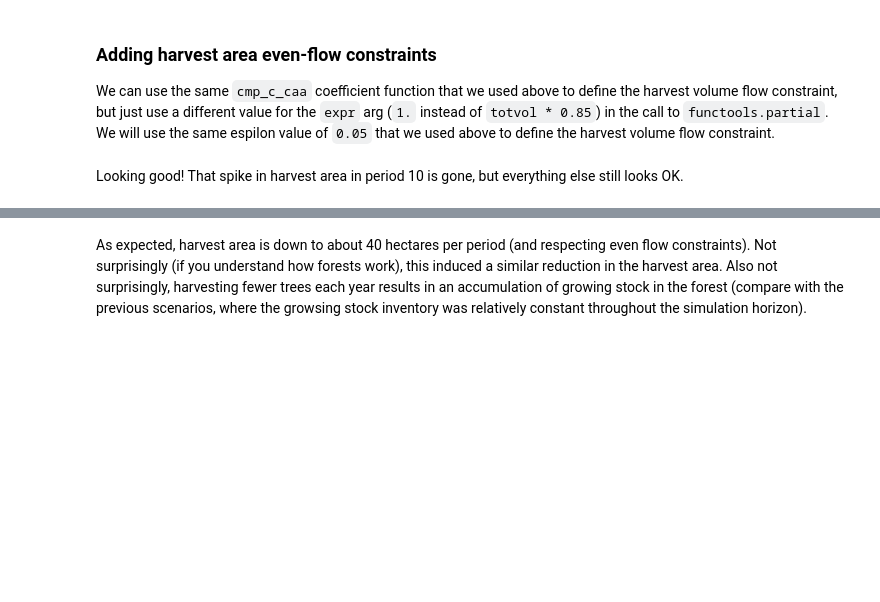
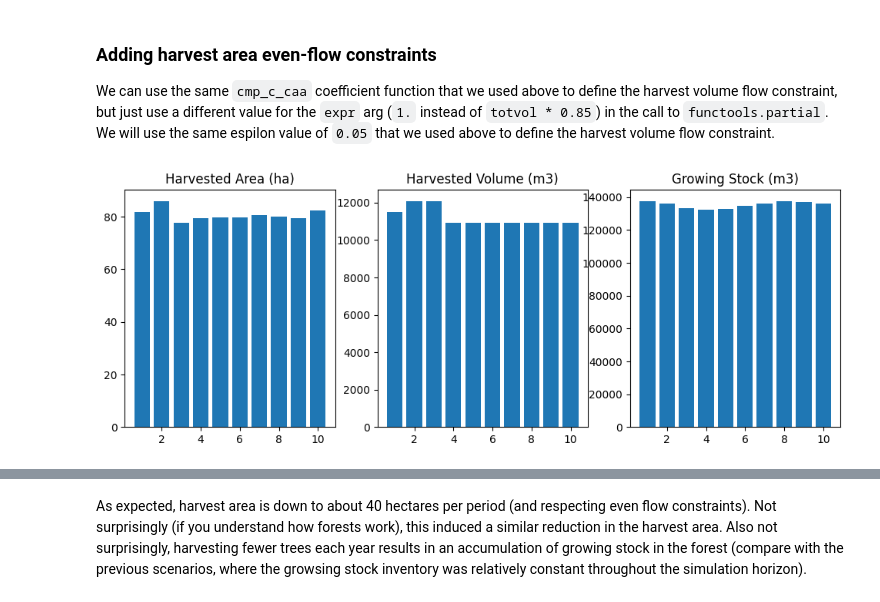
Before and after one commit to UBC-FRESH/ws3, a Jupyter notebook: examples/022_ws3_model_example-optimize-advanced.ipynb, the cells around one changed output, grey strips where cells are left out. Cells and saved outputs as stored; diff of their text form; code cells hidden in the pictures; blank space fills up the shorter version.

```diff
--- a/examples/022_ws3_model_example-optimize-advanced.ipynb
+++ b/examples/022_ws3_model_example-optimize-advanced.ipynb
@@ -641,7 +643,7 @@ HiGHS run time      :          0.00
 # %% [markdown]
 The `run_scenario` function also includes a `workers` argument that we pass to `ForestModel.add_problem` and `Problem.solve` to control how many parallel workers to use when formulating and solving the optimization problem.
 # %%
-acodes = ['null', 'harvest']
-run_scenario(fm, 'scenario-2', ws3.opt.SENSE_MAXIMIZE, acodes, coeff_funcs, None, cgen_data, verbose=True, workers=1)
+acodes = ["null", "harvest"]
+run_scenario(fm, "scenario-2", ws3.opt.SENSE_MAXIMIZE, acodes, coeff_funcs, None, cgen_data, verbose=True, workers=4)
 # %% [output]
 add_problem: build problem
@@ -716,9 +731,9 @@ Ta da! That is starting to look more like a sustainable harvesting solution. The
 
 We can use the same `cmp_c_caa` coefficient function that we used above to define the harvest volume flow constraint, but just use a different value for the `expr` arg (`1.` instead of `totvol * 0.85`) in the call to `functools.partial`. We will use the same espilon value of `0.05` that we used above to define the harvest volume flow constraint.
 # %%
-coeff_funcs['cflw_ha'] = functools.partial(cmp_c_caa, expr='1.', acodes=['harvest'])
-cflw_e['cflw_ha'] = ({p:0.05 for p in fm.periods}, 1)
+coeff_funcs["cflw_ha"] = functools.partial(cmp_c_caa, expr="1.", acodes=["harvest"])
+cflw_e["cflw_ha"] = ({p:0.05 for p in fm.periods}, 1)
 
-run_scenario(fm, 'scenario-4', ws3.opt.SENSE_MAXIMIZE, acodes, coeff_funcs, cflw_e, cgen_data)
+fig, df, p = run_scenario(fm, "scenario-4", ws3.opt.SENSE_MAXIMIZE, acodes, coeff_funcs, cflw_e, cgen_data)
+# %% [output]
+[figure, added]
-# %% [markdown]
-Looking good! That spike in harvest area in period 10 is gone, but everything else still looks OK.
```
Also changed, not shown: parts of 43 cells of this notebook, 11 other files.
